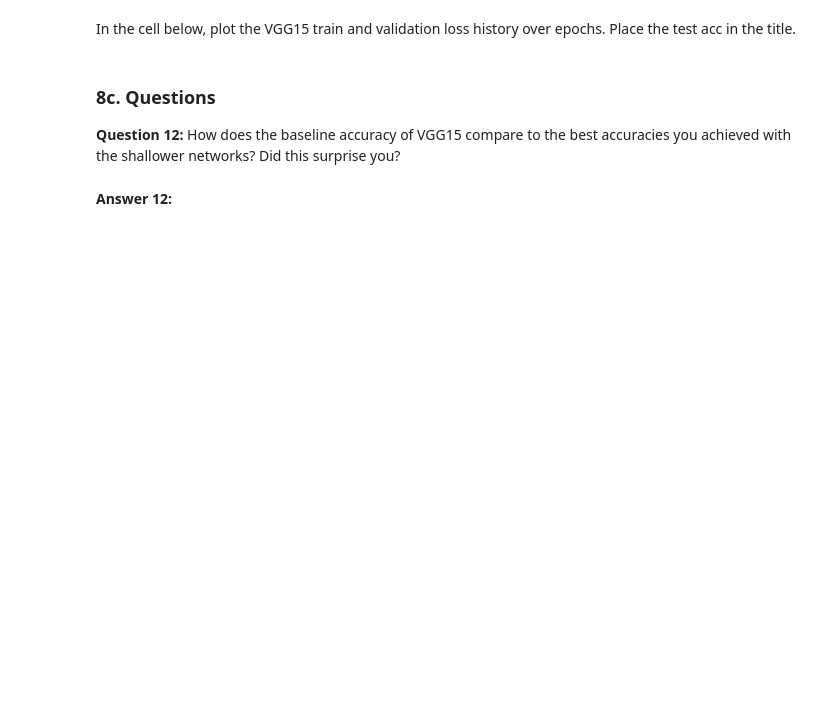
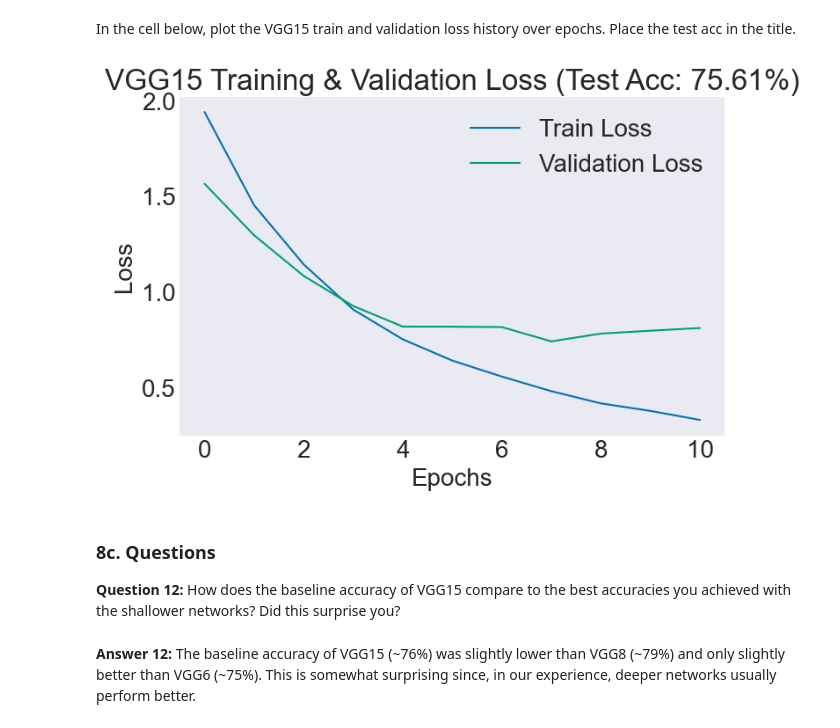
Before and after one commit to treytuscai/DeepNeuralLib, a Jupyter notebook: vgg8.ipynb, the cells around one changed output. Drawn from its saved outputs; the diff is of its cells as text; code cells hidden in the pictures; blank space fills up the shorter version.

```diff
--- a/vgg8.ipynb
+++ b/vgg8.ipynb
@@ -812,0 +836,13 @@ tf.keras.backend.clear_session()
+# %%
+from datasets import get_dataset
+
+# Load CIFAR-10
+x_train, y_train, x_val, y_val, x_test, y_test, classnames = get_dataset("cifar10")
+
+tf.keras.backend.clear_session()
+tf.random.set_seed(0)
+
+model = VGG15(10, (32, 32, 3), wt_init='he', reg=0.06)
+model.compile(optimizer='adamw')
+train_loss_hist, val_loss_hist, val_acc_hist, num_epochs = model.fit(x_train, y_train, x_val, y_val, max_epochs=1000, patience=4)
+test_acc = model.evaluate(x_test, y_test)[0]
@@ -813,8 +867,20 @@ tf.keras.backend.clear_session()
 # %% [markdown]
 In the cell below, plot the VGG15 train and validation loss history over epochs. Place the test acc in the title.
+# %%
+plt.figure(figsize=(8, 5))
+plt.plot(range(num_epochs), train_loss_hist, label='Train Loss')
+plt.plot(range(num_epochs), val_loss_hist, label='Validation Loss')
+plt.xlabel('Epochs')
+plt.ylabel('Loss')
+plt.title(f'VGG15 Training & Validation Loss (Test Acc: {test_acc * 100:.2f}%)')
+plt.legend()
+plt.grid()
+plt.show()
+# %% [output]
+[figure, added]
 # %% [markdown]
 ### 8c. Questions
 
 **Question 12:** How does the baseline accuracy of VGG15 compare to the best accuracies you achieved with the shallower networks? Did this surprise you?
-# %% [markdown]
-**Answer 12:**
+# %% [markdown]
+**Answer 12:** The baseline accuracy of VGG15 (~76%) was slightly lower than VGG8 (~79%) and only slightly better than VGG6 (~75%). This is somewhat surprising since, in our experience, deeper networks usually perform better.
```
Also changed, not shown: parts of 8 cells of this notebook, 2 other files.
